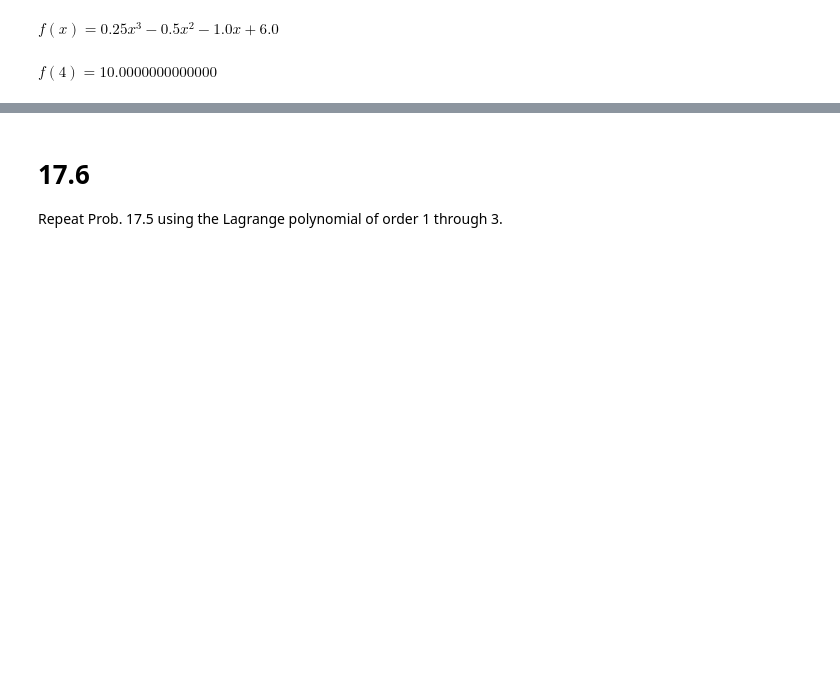
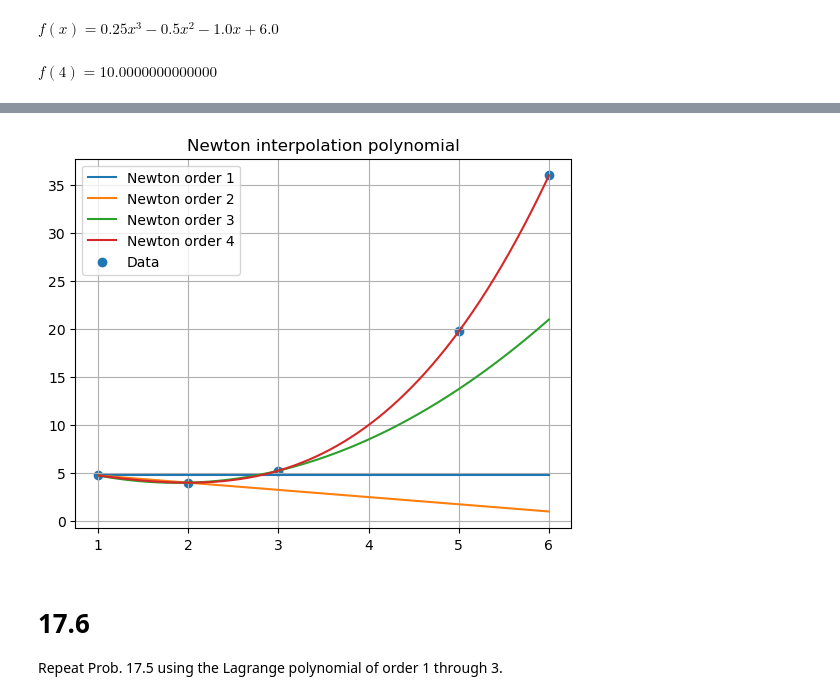
Before and after one commit to hasan-alj88/NumericalMethods, a Jupyter notebook: Examples/Assginment6/Assginment6.ipynb, the cells around one changed output, grey strips where cells are left out. Cells and saved outputs as stored; diff of their text form; code cells hidden in the pictures; blank space fills up the shorter version.

Commit message:
assignment 6

```diff
--- a/Examples/Assginment6/Assginment6.ipynb
+++ b/Examples/Assginment6/Assginment6.ipynb
@@ -1,12 +1,18 @@
 # %%
 import matplotlib.pyplot as plt
-import sympy
-from IPython.core.display import Math
+from IPython.core.display import Math, Markdown
 import numpy as np
 import sympy
 import pandas as pd
 from scipy import interpolate
-from Splines.CubicSplines import cubic_spline_functions, spline_to_latex, plot_splines, evaluate_spline
+from Splines.CubicSplines import cubic_spline_functions, spline_to_latex, evaluate_spline
+from pathlib import Path
+pd.set_option('future.no_silent_downcasting', False)
+import warnings
+warnings.filterwarnings('ignore')
+
+current_dir = Path().cwd()
+fig_dir= current_dir / "Assignment6_latex" / "figures"
 # %% [markdown]
 # 17.5
 Given Data
@@ -21,15 +27,20 @@ as close as possible to the unknown. What do your results
 indicate regarding the order of the polynomial used to gener-
 ate the data in the table?
 # %%
-from Interpolation.NetwtonInterpolationPolynomial import newton_interpolation_polynomial
+from Interpolation.NetwtonInterpolation import newton_interpolation_polynomial
 
 p_17_5_data = dict(
     x=np.array([1,2,3,5,6]),
     y=np.array([4.75, 4 , 5.25 , 19.75 , 36 ]),
 )
+p_17_5_sol = pd.DataFrame(columns=['method', 'order', 'f(x)' ,'f(4)'])
 for order in range(1,5):
     print(f'Newton interpolation polynomial order {order}:')
     fx = newton_interpolation_polynomial(p_17_5_data['x'], p_17_5_data['y'], order=order)
+    p_17_5_sol.loc[order, 'f(x)'] = fx
+    p_17_5_sol.loc[order, 'method'] = 'Newton'
+    p_17_5_sol.loc[order, 'order'] = order
+    p_17_5_sol.loc[order, 'f(4)'] = fx.subs({'x': 4})
     display(Math(f'f(x)={sympy.latex(fx)}'))
     display(Math(f'f(4) = {fx.subs({'x':4})}'))
 # %% [output]
@@ -45,9 +56,3 @@ $\displaystyle f(4) = 8.50000000000000$
 Newton interpolation polynomial order 4:
 $\displaystyle f(x)=0.25 x^{3} - 0.5 x^{2} - 1.0 x + 6.0$
 $\displaystyle f(4) = 10.0000000000000$
-# %%
-from Interpolation.NetwtonInterpolationPolynomial import lagrange_interpolation_polynomial
-
-fx = lagrange_interpolation_polynomial(p_17_5_data['x'][:-1], p_17_5_data['y'][:-1])
-display(Math(f'f(x)={sympy.latex(fx)}'))
-display(Math(f'f(4)={fx.subs({'x':4})}'))
@@ -57,3 +68,19 @@ $\displaystyle f(4)=65.5000000000000$
+# %%
+p17_5_x = np.linspace(p_17_5_data['x'].min(), p_17_5_data['x'].max(), 1000)
+for i, row in p_17_5_sol.iterrows():
+    fx = row['f(x)']
+    p17_5_y = np.array([fx.subs({'x':x}) for x in p17_5_x])
+    label = f"{row['method']} order {row['order']}"
+    plt.plot(p17_5_x, p17_5_y, label=label)
+
+plt.scatter(p_17_5_data['x'], p_17_5_data['y'], label='Data')
+plt.grid()
+plt.legend()
+plt.title('Newton interpolation polynomial')
+plt.savefig(fig_dir / "Newton_interpolation.png")
+plt.show()
+# %% [output]
+[figure, added]
 # %% [markdown]
 # 17.6
 Repeat Prob. 17.5 using the Lagrange polynomial of
```
Also changed, not shown: parts of 12 cells of this notebook, 3 other files.
